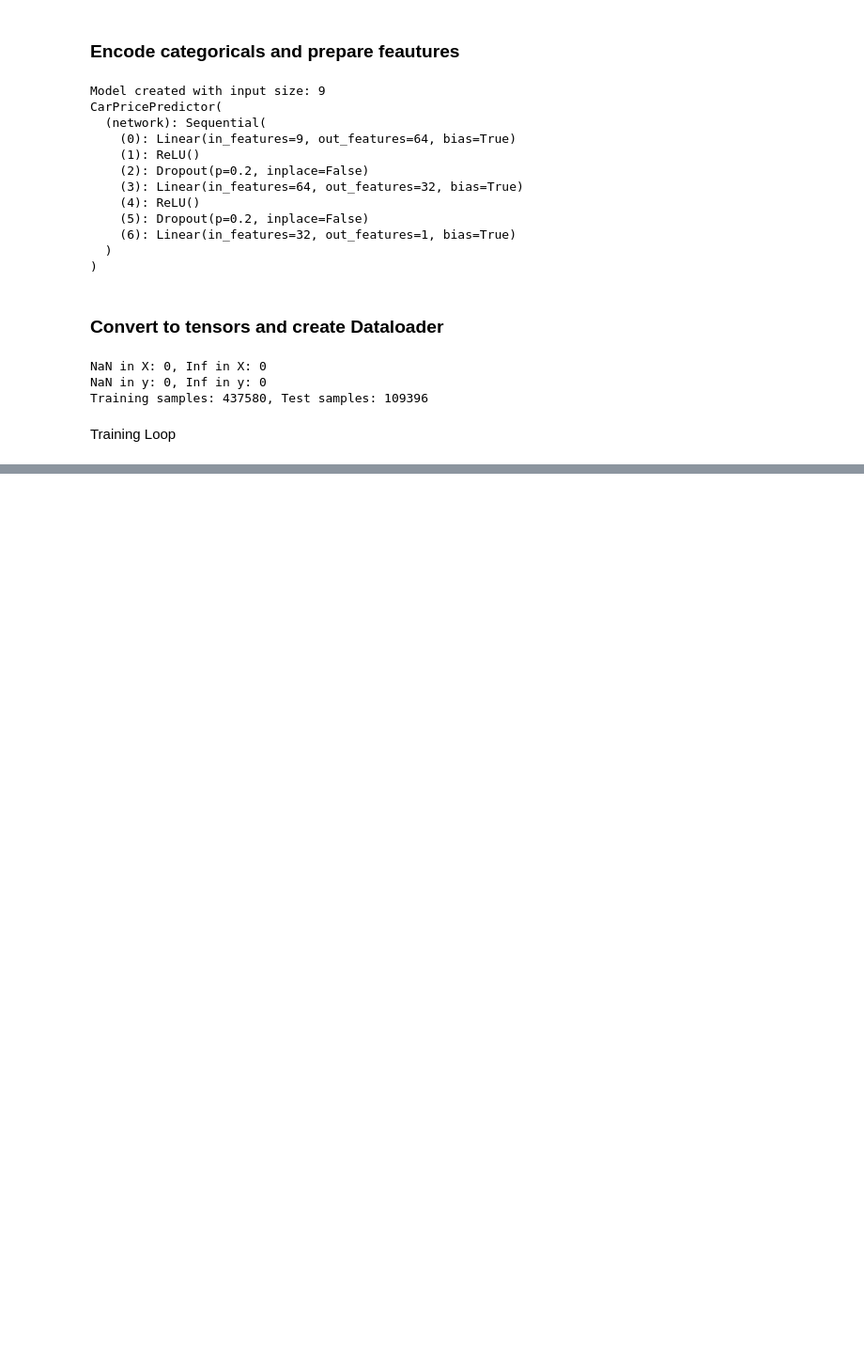
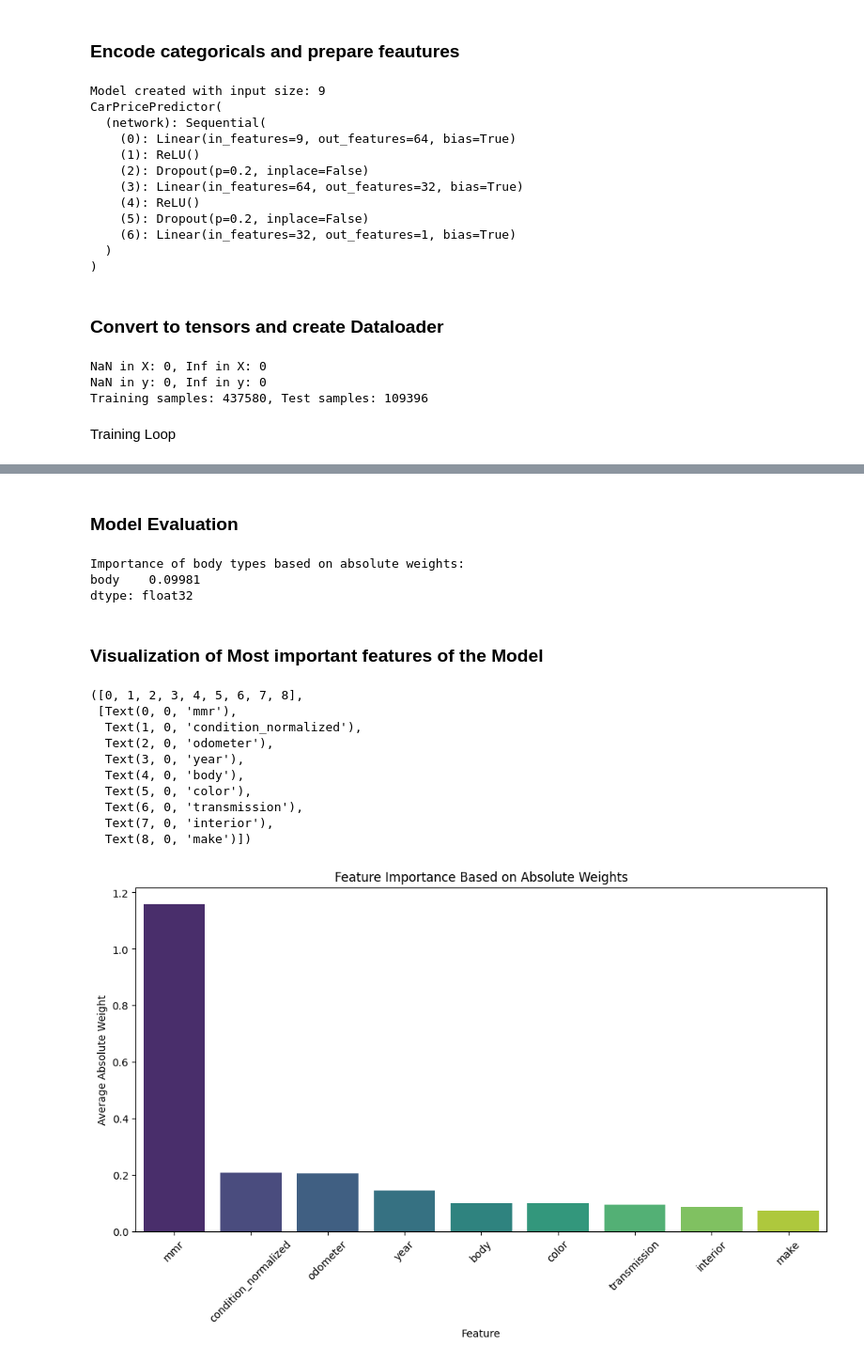
Before and after one commit to IzziePZ/car-prices, a Jupyter notebook: mlp_predictor.ipynb, the cells around one changed output, grey strips where cells are left out. Shown at 94% size. Saved outputs shown, nothing was run; the diff lists cells and outputs as text; code cells hidden in the pictures; blank space fills up the shorter version.

Commit message:
Conclusion and Feature Importance of Model

```diff
--- a/mlp_predictor.ipynb
+++ b/mlp_predictor.ipynb
@@ -479,0 +470,41 @@ Feature weights from the first layer:
+# %% [markdown]
+### Model Evaluation
+# %%
+# Model weights analysis
+input_size = X.shape[1]
+weights = model.network[0].weight.data.cpu().numpy()
+feature_names = df_mlp.drop(columns=['sellingprice']).columns
+weight_df = pd.DataFrame(weights, columns=feature_names)
+print("Feature weights from the first layer:")
+print(weight_df)
+
+# Analyze feature importance based on absolute weights
+feature_importance = weight_df.abs().mean().sort_values(ascending=False)
+print("\nFeature importance based on absolute weights:")
+print(feature_importance)
+# %% [output]
+Importance of body types based on absolute weights:
+body    0.09981
+dtype: float32
+# %% [markdown]
+### Visualization of Most important features of the Model
+# %%
+# Visualize feature importance
+plt.figure(figsize=(12, 6))
+sns.barplot(x=feature_importance.index, y=feature_importance.values, palette='viridis')
+plt.title('Feature Importance Based on Absolute Weights')
+plt.xlabel('Feature')
+plt.ylabel('Average Absolute Weight')
+plt.xticks(rotation=45)
+# %% [output]
+([0, 1, 2, 3, 4, 5, 6, 7, 8],
+ [Text(0, 0, 'mmr'),
+  Text(1, 0, 'condition_normalized'),
+  Text(2, 0, 'odometer'),
+  Text(3, 0, 'year'),
+  Text(4, 0, 'body'),
+  Text(5, 0, 'color'),
+  Text(6, 0, 'transmission'),
+  Text(7, 0, 'interior'),
+  Text(8, 0, 'make')])
+[figure, added]
```
Also changed, not shown: parts of 4 cells of this notebook, 1 other file.
